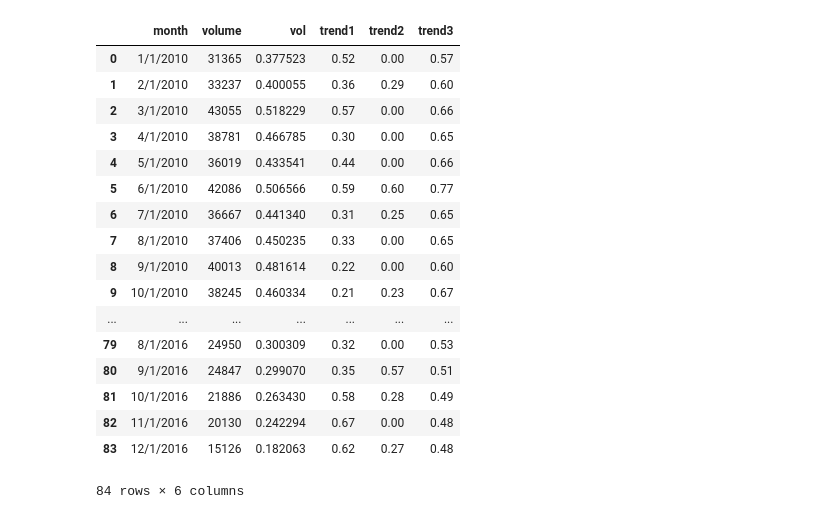
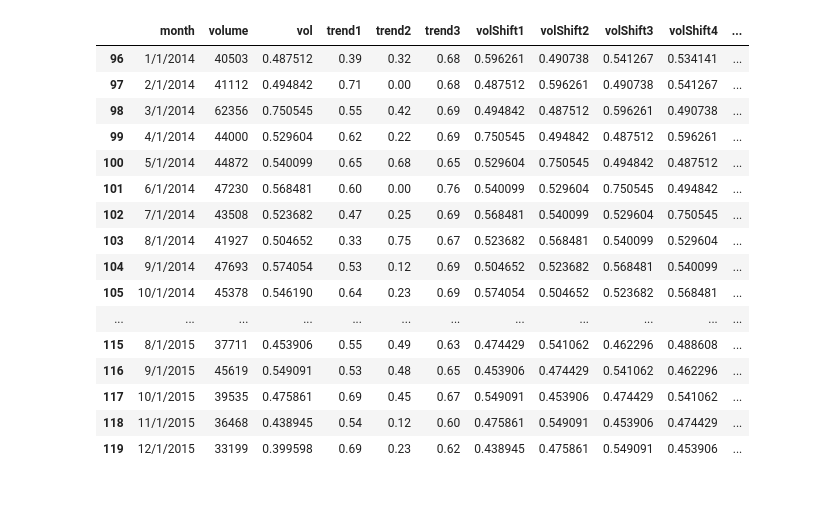
Before and after one commit to vishnurmurthy/uspto, a Jupyter notebook: baseline.ipynb, the cells around one changed output. Drawn from its saved outputs; the diff is of its cells as text; code cells hidden in the pictures.

Commit message:
train test split

```diff
--- a/baseline.ipynb
+++ b/baseline.ipynb
@@ -10,37 +12,43 @@ from sklearn import metrics
 # %%
 appVolDat = pd.read_csv('filingVolumes.csv')
 prediction = appVolDat.iloc[1405]
-appVolDat = appVolDat.iloc[1320:1404]
+appVolDat = appVolDat.iloc[1272:1392]
 appVolDat = appVolDat.reset_index(drop=True)
 maximum = max(appVolDat.volume)
 appVolDat['vol'] = appVolDat.volume/maximum
 
-trend = pd.read_csv('trend_CostOfPatent.csv').trends.iloc[72:156].reset_index(drop=True)/100
+trend = pd.read_csv('trend_CostOfPatent.csv').trends.iloc[24:144].reset_index(drop=True)/100
 appVolDat['trend1'] = trend#(trend1 - np.mean(trend1)) / np.std(trend1)
 
-trend = pd.read_csv('trend_utilityVDesign.csv').trends.iloc[72:156].reset_index(drop=True)/100
+trend = pd.read_csv('trend_utilityVDesign.csv').trends.iloc[24:144].reset_index(drop=True)/100
 appVolDat['trend2'] = trend#(trend1 - np.mean(trend1)) / np.std(trend1)
 
-trend = pd.read_csv('trend_uspto.csv').trends.iloc[72:156].reset_index(drop=True)/100
+trend = pd.read_csv('trend_uspto.csv').trends.iloc[24:144].reset_index(drop=True)/100
 appVolDat['trend3'] = trend#(trend1 - np.mean(trend1)) / np.std(trend1)
 
-appVolDat
+for i in range(1,13):
+    appVolDat['volShift'+str(i)] = appVolDat.vol.shift(i)
+appVolDat = appVolDat.iloc[12:]
+
+X_train = appVolDat.iloc[:84]
+X_test = appVolDat.iloc[84:]
+
+X_test
 # %% [output]
-|  | month | volume | vol | trend1 | trend2 | trend3 |
-| 0 | 1/1/2010 | 31365 | 0.377523 | 0.52 | 0.00 | 0.57 |
-| 1 | 2/1/2010 | 33237 | 0.400055 | 0.36 | 0.29 | 0.60 |
-| 2 | 3/1/2010 | 43055 | 0.518229 | 0.57 | 0.00 | 0.66 |
-| 3 | 4/1/2010 | 38781 | 0.466785 | 0.30 | 0.00 | 0.65 |
-| 4 | 5/1/2010 | 36019 | 0.433541 | 0.44 | 0.00 | 0.66 |
-| 5 | 6/1/2010 | 42086 | 0.506566 | 0.59 | 0.60 | 0.77 |
-| 6 | 7/1/2010 | 36667 | 0.441340 | 0.31 | 0.25 | 0.65 |
-| 7 | 8/1/2010 | 37406 | 0.450235 | 0.33 | 0.00 | 0.65 |
-| 8 | 9/1/2010 | 40013 | 0.481614 | 0.22 | 0.00 | 0.60 |
-| 9 | 10/1/2010 | 38245 | 0.460334 | 0.21 | 0.23 | 0.67 |
-| ... | ... | ... | ... | ... | ... | ... |
-| 79 | 8/1/2016 | 24950 | 0.300309 | 0.32 | 0.00 | 0.53 |
-| 80 | 9/1/2016 | 24847 | 0.299070 | 0.35 | 0.57 | 0.51 |
-| 81 | 10/1/2016 | 21886 | 0.263430 | 0.58 | 0.28 | 0.49 |
-| 82 | 11/1/2016 | 20130 | 0.242294 | 0.67 | 0.00 | 0.48 |
-| 83 | 12/1/2016 | 15126 | 0.182063 | 0.62 | 0.27 | 0.48 |
+|  | month | volume | vol | trend1 | trend2 | trend3 | volShift1 | volShift2 | volShift3 | volShift4 | ... |
+| 96 | 1/1/2014 | 40503 | 0.487512 | 0.39 | 0.32 | 0.68 | 0.596261 | 0.490738 | 0.541267 | 0.534141 | ... |
+| 97 | 2/1/2014 | 41112 | 0.494842 | 0.71 | 0.00 | 0.68 | 0.487512 | 0.596261 | 0.490738 | 0.541267 | ... |
+| 98 | 3/1/2014 | 62356 | 0.750545 | 0.55 | 0.42 | 0.69 | 0.494842 | 0.487512 | 0.596261 | 0.490738 | ... |
+| 99 | 4/1/2014 | 44000 | 0.529604 | 0.62 | 0.22 | 0.69 | 0.750545 | 0.494842 | 0.487512 | 0.596261 | ... |
+| 100 | 5/1/2014 | 44872 | 0.540099 | 0.65 | 0.68 | 0.65 | 0.529604 | 0.750545 | 0.494842 | 0.487512 | ... |
+| 101 | 6/1/2014 | 47230 | 0.568481 | 0.60 | 0.00 | 0.76 | 0.540099 | 0.529604 | 0.750545 | 0.494842 | ... |
+| 102 | 7/1/2014 | 43508 | 0.523682 | 0.47 | 0.25 | 0.69 | 0.568481 | 0.540099 | 0.529604 | 0.750545 | ... |
+| 103 | 8/1/2014 | 41927 | 0.504652 | 0.33 | 0.75 | 0.67 | 0.523682 | 0.568481 | 0.540099 | 0.529604 | ... |
+| 104 | 9/1/2014 | 47693 | 0.574054 | 0.53 | 0.12 | 0.69 | 0.504652 | 0.523682 | 0.568481 | 0.540099 | ... |
+| 105 | 10/1/2014 | 45378 | 0.546190 | 0.64 | 0.23 | 0.69 | 0.574054 | 0.504652 | 0.523682 | 0.568481 | ... |
+| ... | ... | ... | ... | ... | ... | ... | ... | ... | ... | ... | ... |
+| 115 | 8/1/2015 | 37711 | 0.453906 | 0.55 | 0.49 | 0.63 | 0.474429 | 0.541062 | 0.462296 | 0.488608 | ... |
+| 116 | 9/1/2015 | 45619 | 0.549091 | 0.53 | 0.48 | 0.65 | 0.453906 | 0.474429 | 0.541062 | 0.462296 | ... |
+| 117 | 10/1/2015 | 39535 | 0.475861 | 0.69 | 0.45 | 0.67 | 0.549091 | 0.453906 | 0.474429 | 0.541062 | ... |
+| 118 | 11/1/2015 | 36468 | 0.438945 | 0.54 | 0.12 | 0.60 | 0.475861 | 0.549091 | 0.453906 | 0.474429 | ... |
+| 119 | 12/1/2015 | 33199 | 0.399598 | 0.69 | 0.23 | 0.62 | 0.438945 | 0.475861 | 0.549091 | 0.453906 | ... |
-84 rows × 6 columns
```
Also changed, not shown: parts of 10 cells of this notebook.
